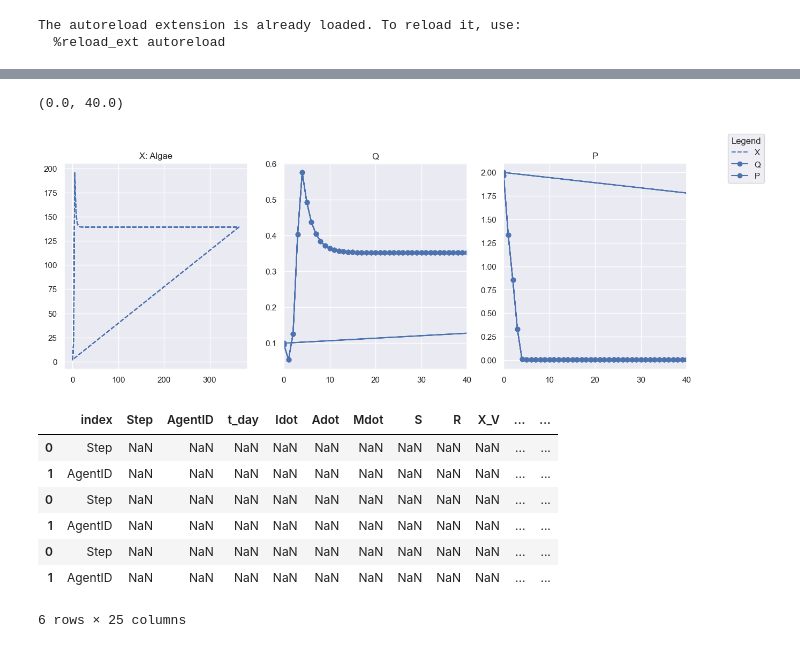
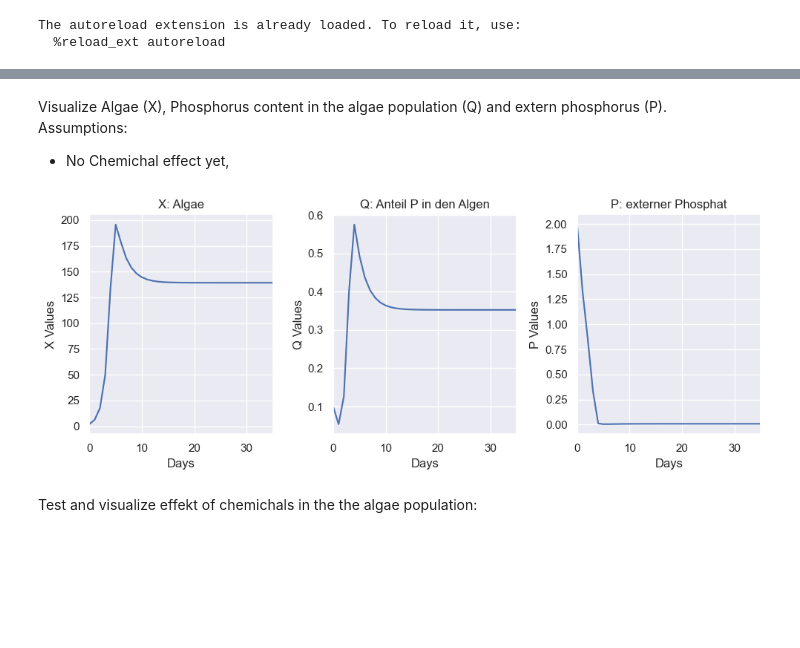
Before and after one commit to Valentin-Schwarz/mempyDEB, a Jupyter notebook: mempyDEB/DEBIBM/algea_model.ipynb, the cells around one changed output, grey strips where cells are left out. Drawn from its saved outputs; the diff is of its cells as text; code cells hidden in the pictures; blank space fills up the shorter version.

```diff
--- a/mempyDEB/DEBIBM/algea_model.ipynb
+++ b/mempyDEB/DEBIBM/algea_model.ipynb
@@ -15,7 +21,7 @@ The autoreload extension is already loaded. To reload it, use:
 # %%
 p = deepcopy(defaultparams_DEBIBM)
 #p.glb['tspan'] = (0,14)
-p.glb['N_0']= 0
-p.glb['data_collection_interval']=1
-p.glb['tres']=24
+p.glb['N_0']= 0 #No Daphnia
+#p.glb['data_collection_interval']=1 #in order to track shorter tie intervalls
+#p.glb['tres']=24
 # %%
@@ -44,32 +43,31 @@ mout.head(50)
-# %%
-fig, ax = plt.subplots(1,3,figsize=(15, 5))
-
-# Plotting the two data series with labels
-ax[0].plot(mout.t_day, mout.X, label='X', linestyle='--', )
-ax[1].plot(mout.t_day, mout.Q, label='Q', marker='o')
-ax[2].plot(mout.t_day, mout.P, label='P', marker='o')
-#ax.set_ylim(0,0.5)
-# Adding a legend to the figure
-fig.legend(loc='upper right', title='Legend')
-ax[0].set_title('X: Algae')
-ax[1].set_title('Q')
-ax[2].set_title('P')
-ax[2].set_xlim(0,40)
-ax[1].set_xlim(0,40)
-# Optionally, add labels and title for the axes
-#ax.set_xlabel('Days')
-#ax.set_ylabel('Values')
-# %% [output]
-(0.0, 40.0)
-[figure, removed]
-# %%
-aout.head(25)
-# %% [output]
-|  | index | Step | AgentID | t_day | Idot | Adot | Mdot | S | R | X_V | ... | ... |
-| 0 | Step | NaN | NaN | NaN | NaN | NaN | NaN | NaN | NaN | NaN | ... | ... |
-| 1 | AgentID | NaN | NaN | NaN | NaN | NaN | NaN | NaN | NaN | NaN | ... | ... |
-| 0 | Step | NaN | NaN | NaN | NaN | NaN | NaN | NaN | NaN | NaN | ... | ... |
-| 1 | AgentID | NaN | NaN | NaN | NaN | NaN | NaN | NaN | NaN | NaN | ... | ... |
-| 0 | Step | NaN | NaN | NaN | NaN | NaN | NaN | NaN | NaN | NaN | ... | ... |
-| 1 | AgentID | NaN | NaN | NaN | NaN | NaN | NaN | NaN | NaN | NaN | ... | ... |
-6 rows × 25 columns
+# %% [markdown]
+Visualize Algae (X), Phosphorus content in the algae population (Q) and extern phosphorus (P). <br>
+Assumptions: <br>
+- No Chemichal effect yet, <br>
+# %%
+fig, ax = plt.subplots(ncols = 3, figsize = (10,4))
+
+sns.lineplot(data=mout, x='t_day',y='X', ax= ax[0] )
+ax[0].set_title('X: Algae')
+ax[0].set_xlabel('Days')
+ax[0].set_ylabel('X Values')
+ax[0].set_xlim(0,35)
+
+sns.lineplot(data=mout, x='t_day',y='Q', ax= ax[1] )
+ax[1].set_title('Q: Anteil P in den Algen')
+ax[1].set_xlabel('Days')
+ax[1].set_ylabel('Q Values')
+ax[1].set_xlim(0,35)
+
+sns.lineplot(data=mout, x='t_day',y='P', ax= ax[2] )
+ax[2].set_title('P: externer Phosphat')
+ax[2].set_xlabel('Days')
+ax[2].set_ylabel('P Values')
+ax[2].set_xlim(0,35)
+
+plt.tight_layout()
+plt.show()
+# %% [output]
+[figure, added]
+# %% [markdown]
+Test and visualize effekt of chemichals in the the algae population:
```
Also changed, not shown: parts of 8 cells of this notebook, 1 other file.
